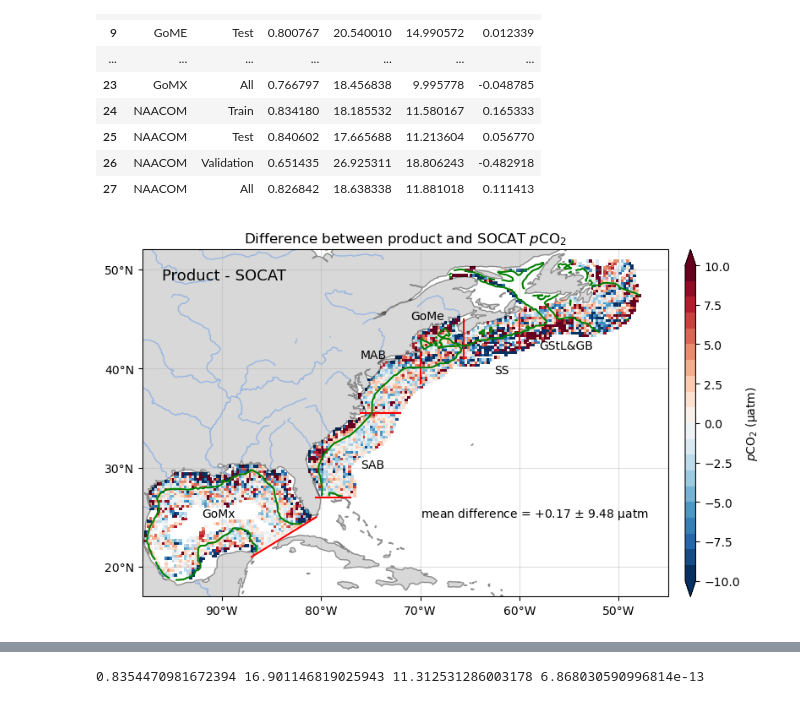
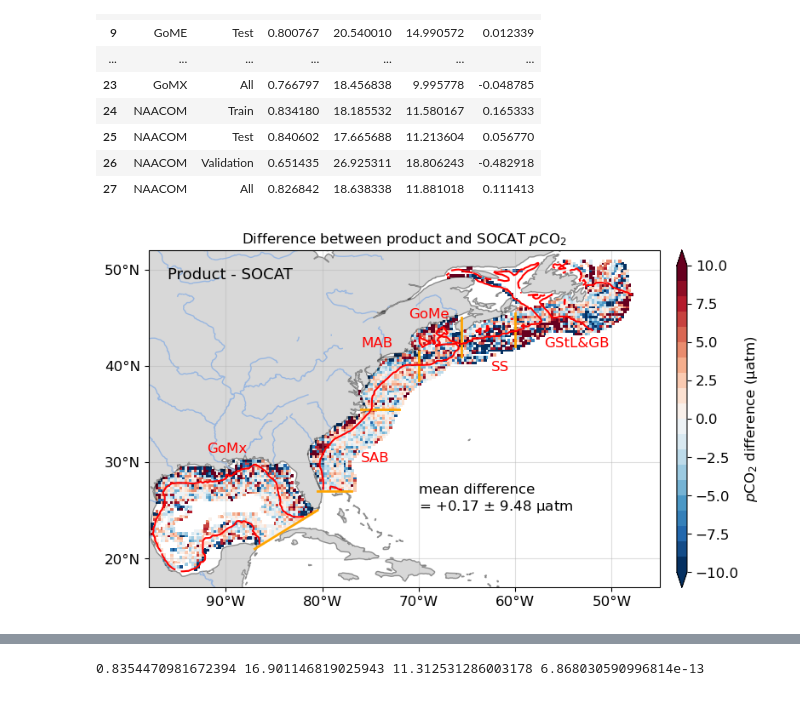
Before and after one commit to zelunwu/Hybrid_pCO2_product, a Jupyter notebook: Figures_Maintext.ipynb, the cells around one changed output, grey strips where cells are left out. Saved outputs shown, nothing was run; the diff lists cells and outputs as text; code cells hidden in the pictures.

```diff
--- a/Figures_Maintext.ipynb
+++ b/Figures_Maintext.ipynb
@@ -418,3 +440,15 @@ sss_socat_4d = np.reshape(sss_socat,(np.int64(sss_socat.shape[0]/12),12,sss_soca
+# %%
+pco2_socat_seas_clim = np.full(pco2_socat_clim[:4,:,:].shape,np.nan)
+pco2_socat_seas_clim[0] = np.nanmean(pco2_socat_4d[:,2:5,:,:],axis=(0,1))
+pco2_socat_seas_clim[1] = np.nanmean(pco2_socat_4d[:,5:8,:,:],axis=(0,1))
+pco2_socat_seas_clim[2] = np.nanmean(pco2_socat_4d[:,8:11,:,:],axis=(0,1))
+pco2_socat_seas_clim[3] = np.nanmean(pco2_socat_4d[:,[0,1,11],:,:],axis=(0,1))
+
+fco2_socat_seas_clim = np.full(pco2_socat_clim[:4,:,:].shape,np.nan)
+fco2_socat_seas_clim[0] = np.nanmean(fco2_socat_4d[:,2:5,:,:],axis=(0,1))
+fco2_socat_seas_clim[1] = np.nanmean(fco2_socat_4d[:,5:8,:,:],axis=(0,1))
+fco2_socat_seas_clim[2] = np.nanmean(fco2_socat_4d[:,8:11,:,:],axis=(0,1))
+fco2_socat_seas_clim[3] = np.nanmean(fco2_socat_4d[:,[0,1,11],:,:],axis=(0,1))
 # %%
 pco2_product = fco2_product*(1.00436 - 4.669 * 10**-5 * sst_oisst_3d)
 pco2_product_4d = pco2_product.reshape(fco2_product_4d.shape)
@@ -957,48 +924,49 @@ axgr = AxesGrid(fig, 111, axes_class=axes_class,
                 cbar_pad=0.2,
                 cbar_size='2%',
                 label_mode='')  # note the empty label_mode
 for i, ax in enumerate(axgr):
     ax.coastlines(alpha=0.4)
     ax.add_feature(cfeature.LAND,facecolor='grey',alpha=0.3)
     ax.add_feature(cfeature.RIVERS)
     ax.set_xticks(np.arange(-180,181, 10), crs=projection)
     ax.set_yticks(np.arange(20,66, 10), crs=projection)
 
     ax.grid('on',alpha=0.4)
     lon_formatter = LongitudeFormatter()
     lat_formatter = LatitudeFormatter()
     ax.xaxis.set_major_formatter(lon_formatter)
     ax.yaxis.set_major_formatter(lat_formatter)
     ax.set_xlim([-98,-45])
     ax.set_ylim([17,52])
 
-    ax.plot([-80.5,-87],[25,21],c='r',linewidth=1.5) # GoMx & CbS
-    ax.plot([-80.5,-77],[27,27],c='r',linewidth=1.5) # CbS & SAB
-    ax.plot([-76,-72],[35.5,35.5],c='r',linewidth=1.5) # SAB & MAB
-    ax.plot([-70,-70],[41.5,38.5],c='r',linewidth=1.5) # MAB & SS
-    ax.plot([-65.6,-65.6],[41,45],c='r',linewidth=1.5) # SS & GoMa
-    ax.plot([-60,-60],[42,45.5],c='r',linewidth=1.5) # SS & GStL
+    ax.plot([-80.5,-87],[25,21],c='#FFA500',linewidth=2) # GoMx & CbS
+    ax.plot([-80.5,-77],[27,27],c='#FFA500',linewidth=2) # CbS & SAB
+    ax.plot([-76,-72],[35.5,35.5],c='#FFA500',linewidth=2) # SAB & MAB
+    ax.plot([-70,-70],[41.5,38.5],c='#FFA500',linewidth=2) # MAB & SS
+    ax.plot([-65.6,-65.6],[41,45],c='#FFA500',linewidth=2) # SS & GoMa
+    ax.plot([-60,-60],[42,45.5],c='#FFA500',linewidth=2) # SS & GStL
 
-    ax.text(-58,42,'GStL&GB')
-    ax.text(-62.5,39.5,'SS')
-    ax.text(-71,45,'GoMe')
-    ax.text(-76,41,'MAB')
-    ax.text(-76,30,'SAB')
-    ax.text(-92,25,'GoMx')
+    ax.text(-57,42,'GStL&GB',c='r')
+    ax.text(-62.5,39.5,'SS',c='r')
+    ax.text(-71,45,'GoMe',c='r')
+    ax.text(-76,42,'MAB',c='r')
+    ax.text(-76,30,'SAB',c='r')
+    ax.text(-92,31,'GoMx',c='r')
     if i == 0:
         p0 = ax.pcolor(lon_product,lat_product,np.nanmean(np.nanmean(bias,axis=0),axis=0)*mask_wide['mask_Atlantic'][0], transform=projection,cmap=plt.get_cmap('RdBu_r',20,),clim=[-10,10])
-        c0 = ax.contour(lon_product,lat_product,depth_wide*mask_wide['mask_Atlantic'][0],levels=[-200],colors='g',linewidths=1.5,linestyles='-')
+        c0 = ax.contour(lon_product,lat_product,depth_wide*mask_wide['mask_Atlantic'][0],levels=[-200],colors='r',linewidths=1.5,linestyles='-')
         ax.set_title('Difference between product and SOCAT $p$CO$_2$',fontdict={'size':12})
         ax.text(-96,49,'Product - SOCAT',fontdict={'size':13})
     a = np.nanmean(np.nanmean(bias,axis=0),axis=0)*mask_wide['mask_Atlantic'][0]
-    ax.text(-70,25,'mean difference = %+.2f $\pm$ %.2f µatm' % (np.nanmean(a),np.nanstd(a)))
+    ax.text(-70,25,'mean difference\n= %+.2f $\pm$ %.2f µatm' % (np.nanmean(a),np.nanstd(a)))
 
-cb0 = axgr.cbar_axes[0].colorbar(p0,extend='both',label='$p$CO$_2$ (µatm)')
+cb0 = axgr.cbar_axes[0].colorbar(p0,extend='both',label='$p$CO$_2$ difference (µatm)')
 # cb0.set_ticks(np.arange(310,411,20))
 plt.tight_layout()
 plt.savefig('figures_chapter3/Figure_Bias.jpg',dpi=600)
+plt.savefig('figures_chapter3/Figure_Bias.pdf')
 plt.show()
 # %% [output]
-[figure, old version]
+[figure, new version]
 # %%
 
```
Also changed, not shown: parts of 20 cells of this notebook.
